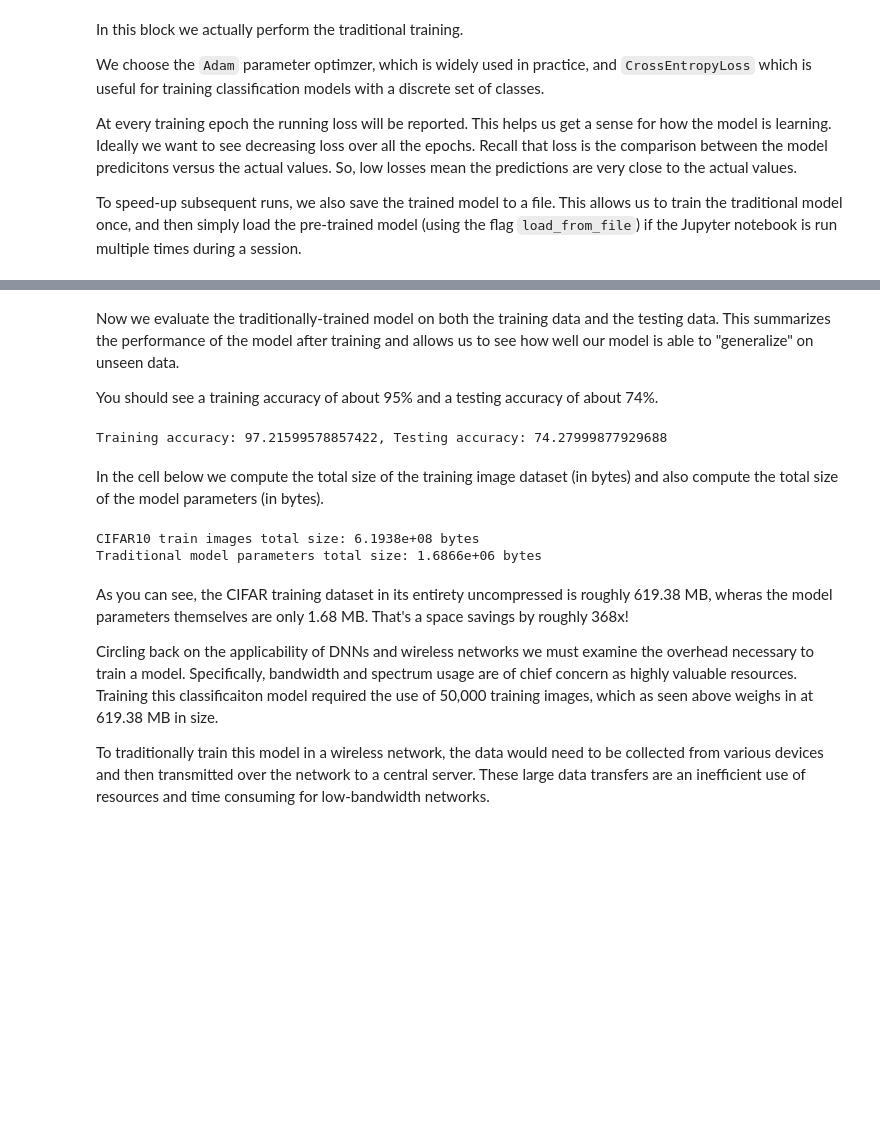
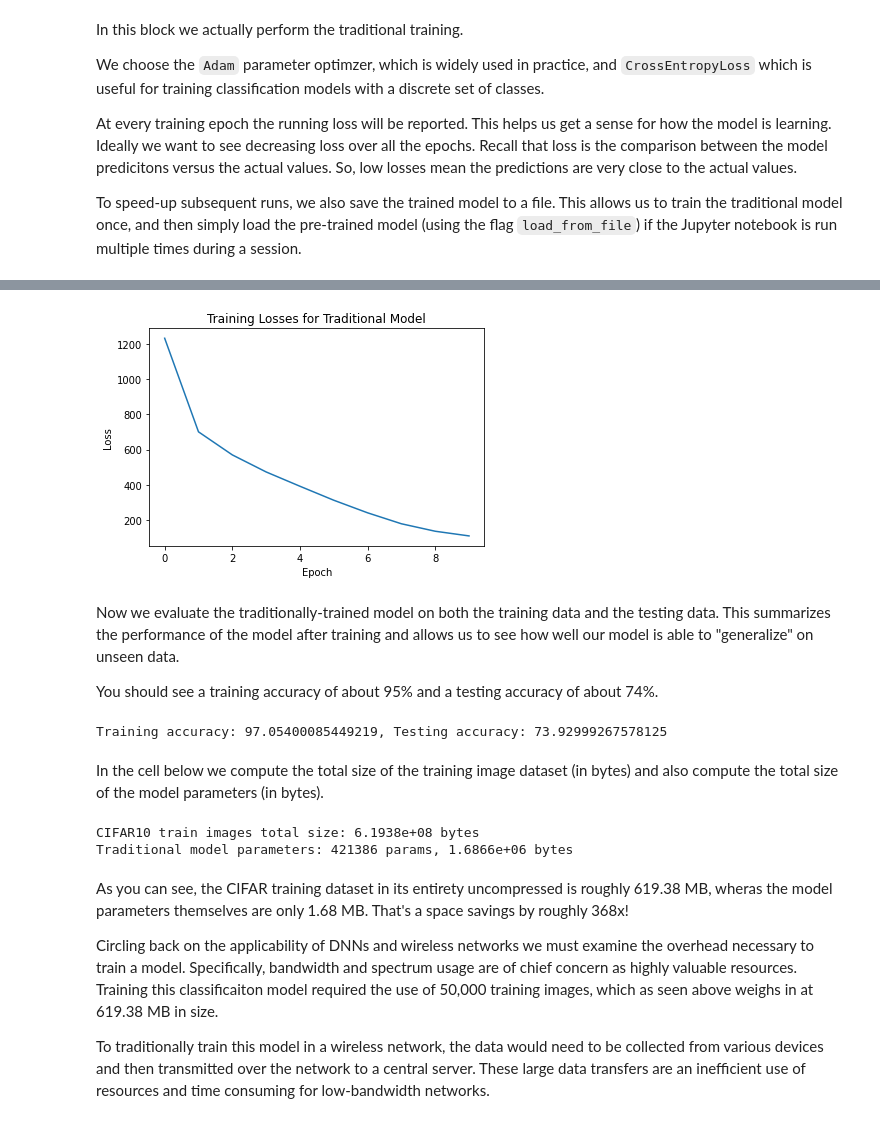
Before and after one commit to zanderman/federated-learning-wireless-demo, a Jupyter notebook: fl-demo.ipynb, the cells around one changed output, grey strips where cells are left out. Drawn from its saved outputs; the diff is of its cells as text; code cells hidden in the pictures; blank space fills up the shorter version.

```diff
--- a/fl-demo.ipynb
+++ b/fl-demo.ipynb
@@ -162,13 +165,15 @@ Specifically, the sequence of training operations for each epoch are:
 4. Compare the evaluation result with the known truth
 5. Back-propagate the comparison (a.k.a. "loss") through the network to update model parameters
 # %%
-def train(model, loader, epoch, optim, criterion, device='cpu', verbose=True) -> float:
+from typing import List
+def train(model, loader, epoch, optim, criterion, device='cpu', verbose=True) -> List[float]:
     """Helper to train a single model.
 
-    Returns an iterator to the running loss for each training epoch.
+    Returns a list of losses computed at each training epoch.
     """
     model.to(device) # Send model to desired device.
     model.train() # Put the model into training mode.
+    losses = []
     for e in range(epoch):
         running_loss = 0.0
         for i, data in enumerate(loader):
@@ -192,10 +197,11 @@ def train(model, loader, epoch, optim, criterion, device='cpu', verbose=True) ->
             running_loss += loss.item()
 
         # Report the loss per epoch if necessary.
+        losses.append(running_loss)
         if verbose: print(f"[epoch {e}] loss: {running_loss}")
 
-    # Return the last-computed loss.
-    return loss.item()
+    # Return the list of loss.
+    return losses
 # %% [markdown]
 To speed-up training PyTorch allows us to leverage a GPU, using CUDA, if one is available. Since training a CNN can be computationally intensive we prefer to use a GPU for speed, but will revert to using the CPU if necessary.
 # %%
@@ -223,10 +229,11 @@ At every training epoch the running loss will be reported. This helps us get a s
 
 To speed-up subsequent runs, we also save the trained model to a file. This allows us to train the traditional model once, and then simply load the pre-trained model (using the flag `load_from_file`) if the Jupyter notebook is run multiple times during a session.
 # %%
-load_from_file = True
+load_from_file = False
 
 # Load model from store file.
 if load_from_file and os.path.exists(model_trad_store):
+    losses_trad = [] # No losses.
     model_trad.load_state_dict(torch.load(model_trad_store))
     print(f'Loaded traditional model from file: {model_trad_store}')
 
@@ -239,7 +246,7 @@ else:
     with timecontextprint() as elapsed:
         optim = torch.optim.Adam(model_trad.parameters(), lr=lr_trad)
         criterion = torch.nn.CrossEntropyLoss(reduction='mean')
-        train(model_trad, loader=trainloader_cifar10, epoch=epochs_trad, optim=optim, criterion=criterion, device=device)
+        losses_trad = train(model_trad, loader=trainloader_cifar10, epoch=epochs_trad, optim=optim, criterion=criterion, device=device)
 
     # Store model state to file.
     torch.save(model_trad.state_dict(), model_trad_store)
@@ -260,4 +267,13 @@ Elapsed time: 108.92792224884033 seconds
 Saved traditional model to file: /fl-demo-workspace/model_trad.pt
+# %%
+import matplotlib.pyplot as plt
+if losses_trad:
+    plt.plot(losses_trad)
+    plt.title('Training Losses for Traditional Model')
+    plt.xlabel('Epoch')
+    plt.ylabel('Loss')
+# %% [output]
+[figure, added]
 # %% [markdown]
 Now we evaluate the traditionally-trained model on both the training data and the testing data. This summarizes the performance of the model after training and allows us to see how well our model is able to "generalize" on unseen data.
 
@@ -268,18 +284,19 @@ train_acc_trad = compute_model_accuracy(model_trad, trainloader_cifar10, device=
 test_acc_trad = compute_model_accuracy(model_trad, testloader_cifar10, device=device)
 print(f'Training accuracy: {train_acc_trad}, Testing accuracy: {test_acc_trad}')
 # %% [output]
-Training accuracy: 97.21599578857422, Testing accuracy: 74.27999877929688
+Training accuracy: 97.05400085449219, Testing accuracy: 73.92999267578125
 # %% [markdown]
 In the cell below we compute the total size of the training image dataset (in bytes) and also compute the total size of the model parameters (in bytes).
 # %%
 import sys
 size_cifar10_train = sum(sys.getsizeof(img.storage()) + sys.getsizeof(lbl) for img,lbl in trainset_cifar10)
 size_model_trad = sum(sys.getsizeof(p.storage()) for p in model_trad.parameters())
+num_model_trad = sum(p.numel() for p in model_trad.parameters())
 print(f"CIFAR10 train images total size: {size_cifar10_train:.4e} bytes")
-print(f"Traditional model parameters total size: {size_model_trad:.4e} bytes")
+print(f"Traditional model parameters: {num_model_trad} params, {size_model_trad:.4e} bytes")
 # %% [output]
 CIFAR10 train images total size: 6.1938e+08 bytes
-Traditional model parameters total size: 1.6866e+06 bytes
+Traditional model parameters: 421386 params, 1.6866e+06 bytes
 # %% [markdown]
 As you can see, the CIFAR training dataset in its entirety uncompressed is roughly 619.38 MB, wheras the model parameters themselves are only 1.68 MB. That's a space savings by roughly 368x!
 
```
Also changed, not shown: parts of 21 cells of this notebook.
